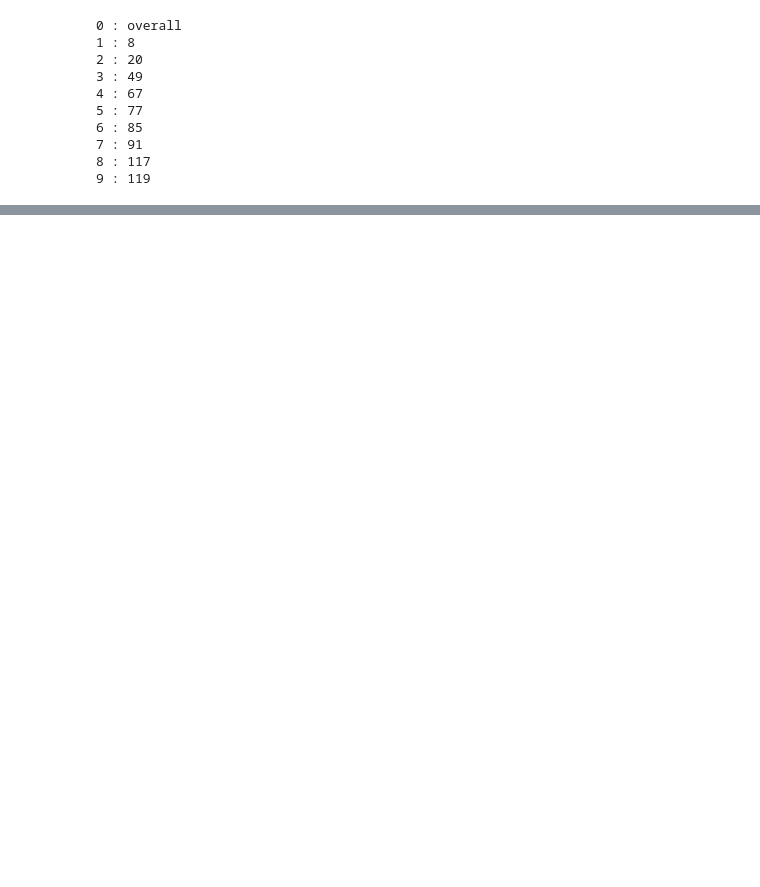
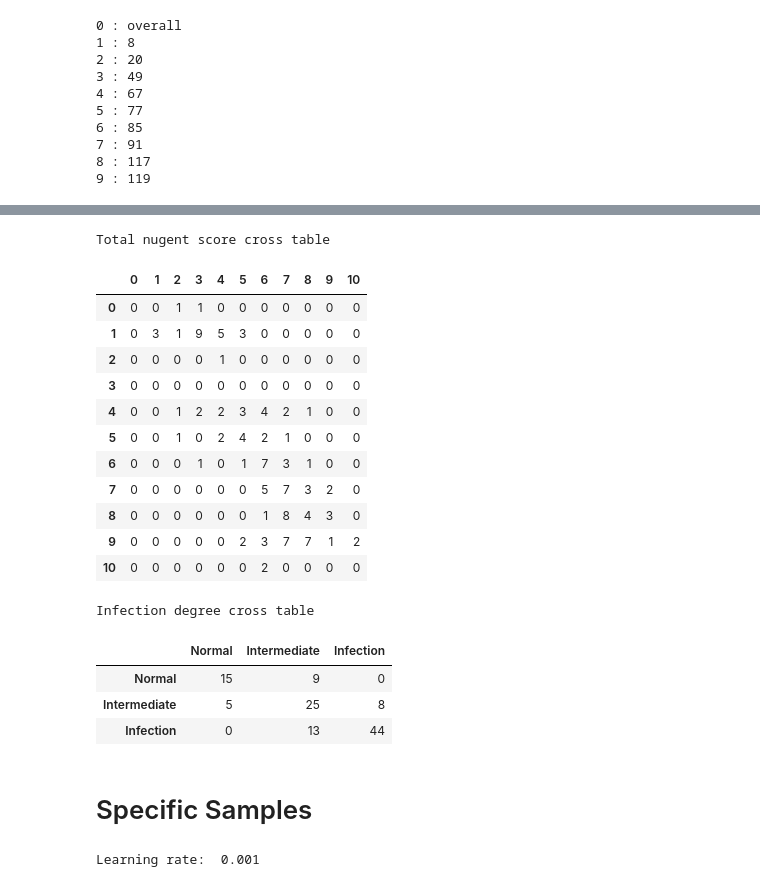
Before and after one commit to iantangc/BacteriaRecognition, a Jupyter notebook: classification/Evaluation_Data_Viewing.ipynb, the cells around one changed output, grey strips where cells are left out. Saved outputs shown, nothing was run; the diff lists cells and outputs as text; code cells hidden in the pictures; blank space fills up the shorter version.

```diff
--- a/classification/Evaluation_Data_Viewing.ipynb
+++ b/classification/Evaluation_Data_Viewing.ipynb
@@ -323,0 +323,32 @@ Infection degree cross table
+# %%
+temp_nugent_score_cross_table = nugent_score_cross_table
+temp_infection_degree_cross_table = infection_degree_cross_table
+# %%
+temp_nugent_score_cross_table += nugent_score_cross_table
+temp_infection_degree_cross_table += infection_degree_cross_table
+# %%
+print("Total nugent score cross table")
+display(get_pandas_dataframe(temp_nugent_score_cross_table, highlight_diagonal = True))
+print("Infection degree cross table")
+display(get_pandas_dataframe(temp_infection_degree_cross_table, interpretation_str_list, highlight_diagonal = True))
+# %% [output]
+Total nugent score cross table
+|  | 0 | 1 | 2 | 3 | 4 | 5 | 6 | 7 | 8 | 9 | 10 |
+| 0 | 0 | 0 | 1 | 1 | 0 | 0 | 0 | 0 | 0 | 0 | 0 |
+| 1 | 0 | 3 | 1 | 9 | 5 | 3 | 0 | 0 | 0 | 0 | 0 |
+| 2 | 0 | 0 | 0 | 0 | 1 | 0 | 0 | 0 | 0 | 0 | 0 |
+| 3 | 0 | 0 | 0 | 0 | 0 | 0 | 0 | 0 | 0 | 0 | 0 |
+| 4 | 0 | 0 | 1 | 2 | 2 | 3 | 4 | 2 | 1 | 0 | 0 |
+| 5 | 0 | 0 | 1 | 0 | 2 | 4 | 2 | 1 | 0 | 0 | 0 |
+| 6 | 0 | 0 | 0 | 1 | 0 | 1 | 7 | 3 | 1 | 0 | 0 |
+| 7 | 0 | 0 | 0 | 0 | 0 | 0 | 5 | 7 | 3 | 2 | 0 |
+| 8 | 0 | 0 | 0 | 0 | 0 | 0 | 1 | 8 | 4 | 3 | 0 |
+| 9 | 0 | 0 | 0 | 0 | 0 | 2 | 3 | 7 | 7 | 1 | 2 |
+| 10 | 0 | 0 | 0 | 0 | 0 | 0 | 2 | 0 | 0 | 0 | 0 |
+Infection degree cross table
+|  | Normal | Intermediate | Infection |
+| Normal | 15 | 9 | 0 |
+| Intermediate | 5 | 25 | 8 |
+| Infection | 0 | 13 | 44 |
+# %% [markdown]
+# Specific Samples
@@ -323,0 +378,7 @@ Infection degree cross table
+# %%
+model_parameters = learning_parameters.get_model_parameters()
+file_parameters = learning_parameters.get_file_parameters()
+training_parameters = learning_parameters.get_training_parameters()
+model = load_model(model_file_name)
+# %% [output]
+Learning rate:  0.001
```
Also changed, not shown: parts of 14 cells of this notebook, 11 other files.
